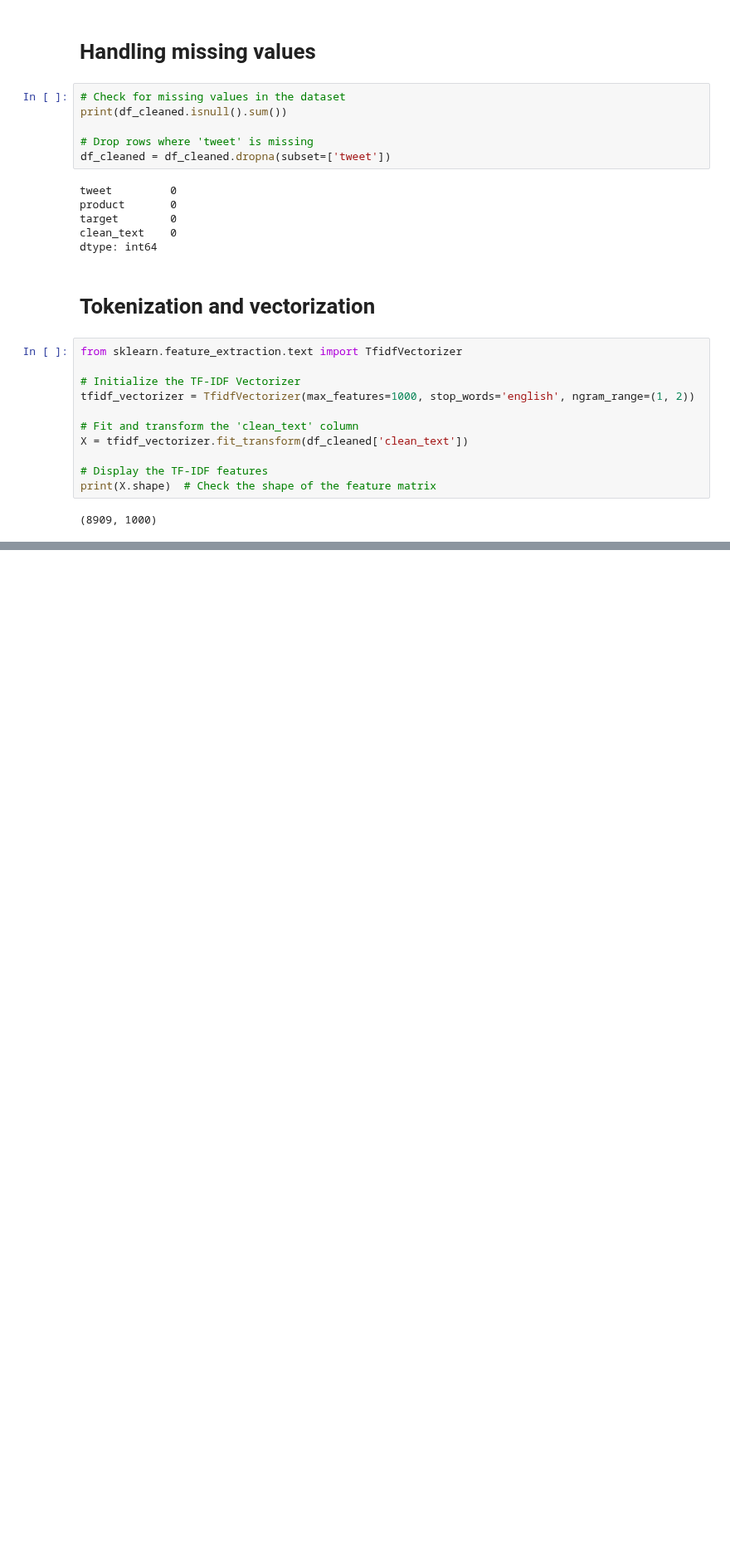
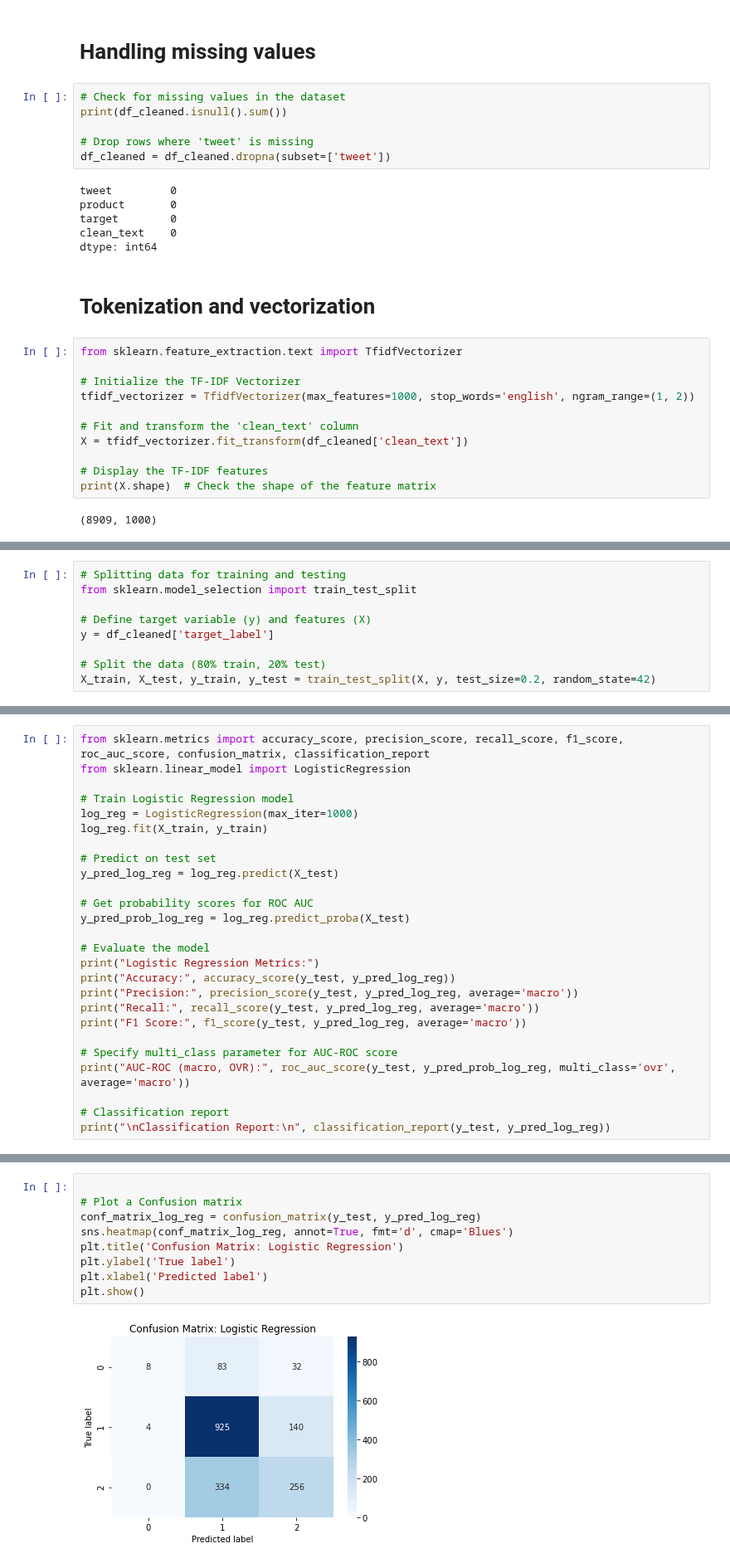
Before and after one commit to George-Chira/twitter-sentiment-analysis, a Jupyter notebook: notebooks/Catherine.ipynb, the cells around one changed output, grey strips where cells are left out. Shown at 83% size. Drawn from its saved outputs; the diff is of its cells as text; blank space fills up the shorter version.

```diff
--- a/notebooks/Catherine.ipynb
+++ b/notebooks/Catherine.ipynb
@@ -332,0 +360,9 @@ df_cleaned['sentiment'] = df_cleaned['is_there_an_emotion_directed_at_a_brand_or
+# %%
+# Splitting data for training and testing
+from sklearn.model_selection import train_test_split
+
+# Define target variable (y) and features (X)
+y = df_cleaned['target_label']
+
+# Split the data (80% train, 20% test)
+X_train, X_test, y_train, y_test = train_test_split(X, y, test_size=0.2, random_state=42)
@@ -332,0 +376,26 @@ df_cleaned['sentiment'] = df_cleaned['is_there_an_emotion_directed_at_a_brand_or
+# %%
+from sklearn.metrics import accuracy_score, precision_score, recall_score, f1_score, roc_auc_score, confusion_matrix, classification_report
+from sklearn.linear_model import LogisticRegression
+
+# Train Logistic Regression model
+log_reg = LogisticRegression(max_iter=1000)
+log_reg.fit(X_train, y_train)
+
+# Predict on test set
+y_pred_log_reg = log_reg.predict(X_test)
+
+# Get probability scores for ROC AUC
+y_pred_prob_log_reg = log_reg.predict_proba(X_test)
+
+# Evaluate the model
+print("Logistic Regression Metrics:")
+print("Accuracy:", accuracy_score(y_test, y_pred_log_reg))
+print("Precision:", precision_score(y_test, y_pred_log_reg, average='macro'))
+print("Recall:", recall_score(y_test, y_pred_log_reg, average='macro'))
+print("F1 Score:", f1_score(y_test, y_pred_log_reg, average='macro'))
+
+# Specify multi_class parameter for AUC-ROC score
+print("AUC-ROC (macro, OVR):", roc_auc_score(y_test, y_pred_prob_log_reg, multi_class='ovr', average='macro'))
+
+# Classification report
+print("\nClassification Report:\n", classification_report(y_test, y_pred_log_reg))
@@ -332,0 +420,11 @@ df_cleaned['sentiment'] = df_cleaned['is_there_an_emotion_directed_at_a_brand_or
+# %%
+
+# Plot a Confusion matrix
+conf_matrix_log_reg = confusion_matrix(y_test, y_pred_log_reg)
+sns.heatmap(conf_matrix_log_reg, annot=True, fmt='d', cmap='Blues')
+plt.title('Confusion Matrix: Logistic Regression')
+plt.ylabel('True label')
+plt.xlabel('Predicted label')
+plt.show()
+# %% [output]
+[figure, added]
```
Also changed, not shown: parts of 31 cells of this notebook.
